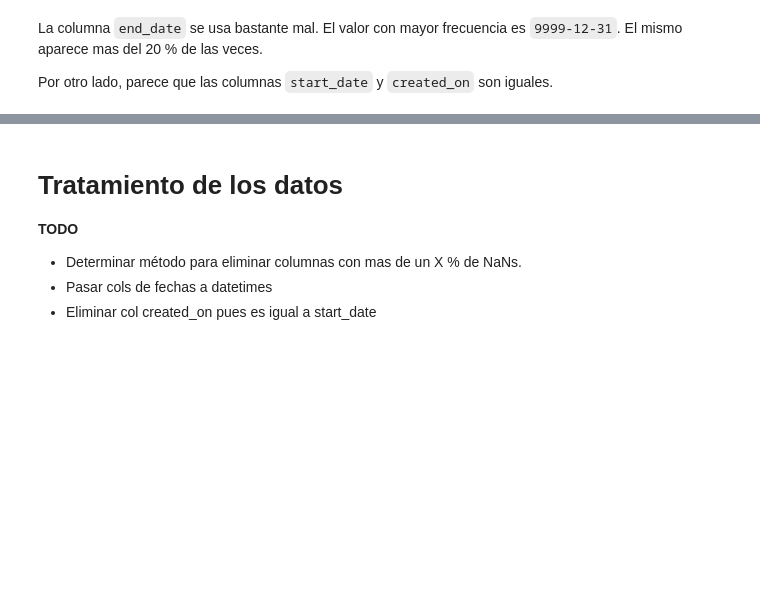
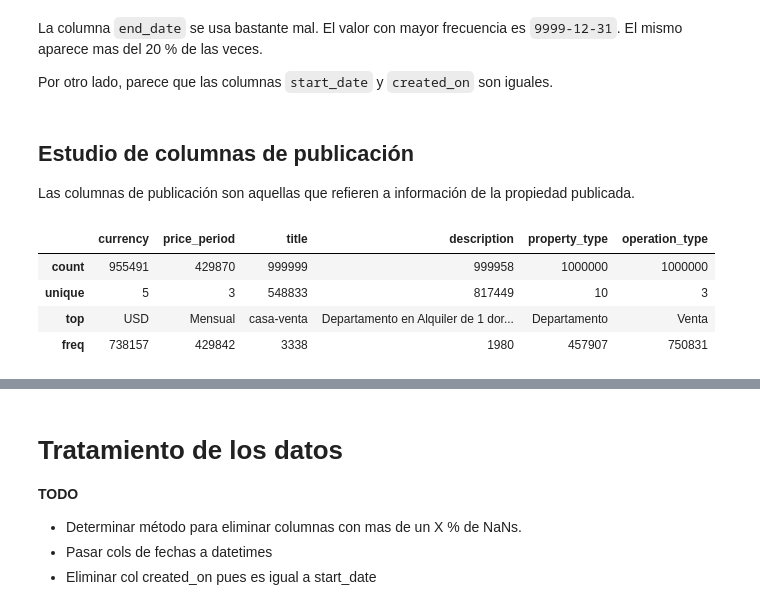
Before and after one commit to tomasdelvechio/precio-propiedades-md-2022, a Jupyter notebook: prediccion-precios-2022-md.ipynb, the cells around one changed output, grey strips where cells are left out. Saved outputs shown, nothing was run; the diff lists cells and outputs as text; code cells hidden in the pictures; blank space fills up the shorter version.

```diff
--- a/prediccion-precios-2022-md.ipynb
+++ b/prediccion-precios-2022-md.ipynb
@@ -376,3 +377,15 @@ Por otro lado, parece que las columnas `start_date` y `created_on` son iguales.
 assert (df_entrenamiento_inicial.start_date ==
         df_entrenamiento_inicial.created_on).sum() == len(df_entrenamiento_inicial), \
         "El ds de entrenamiento tiene diferencias entre columnas start_date y created_on"
+# %% [markdown]
+## Estudio de columnas de publicación
+
+Las columnas de publicación son aquellas que refieren a información de la propiedad publicada.
+# %%
+df_entrenamiento_inicial[columnas_publicacion].describe(include=object)
+# %% [output]
+|  | currency | price_period | title | description | property_type | operation_type |
+| count | 955491 | 429870 | 999999 | 999958 | 1000000 | 1000000 |
+| unique | 5 | 3 | 548833 | 817449 | 10 | 3 |
+| top | USD | Mensual | casa-venta | Departamento en Alquiler de 1 dor... | Departamento | Venta |
+| freq | 738157 | 429842 | 3338 | 1980 | 457907 | 750831 |
```
Also changed, not shown: parts of 8 cells of this notebook.
